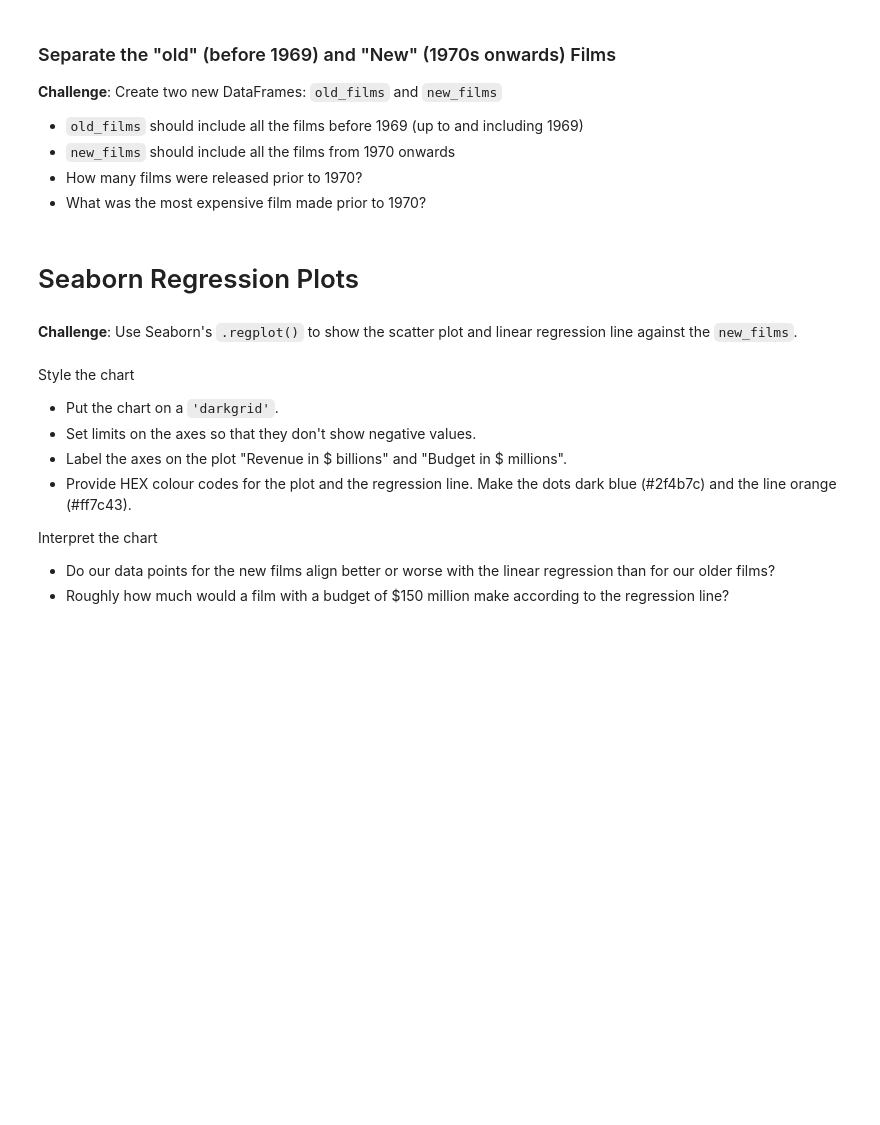
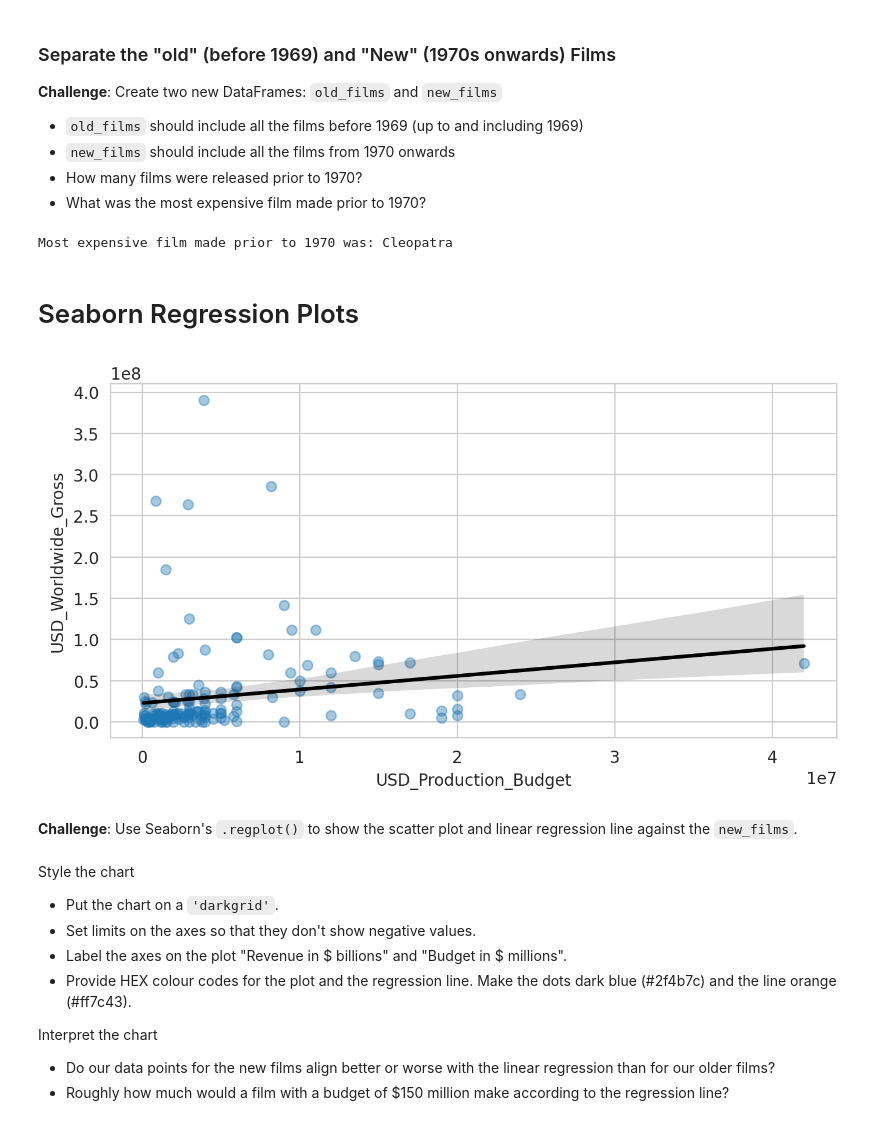
Before and after one commit to LFCamacho-dev/Seaborn-Linear-Regression-Data-Visualisation, a Jupyter notebook: Seaborn_and_Linear_Regression.ipynb, the cells around one changed output. Drawn from its saved outputs; the diff is of its cells as text; code cells hidden in the pictures; blank space fills up the shorter version.

```diff
--- a/Seaborn_and_Linear_Regression.ipynb
+++ b/Seaborn_and_Linear_Regression.ipynb
@@ -296,8 +297,26 @@ data_clean
 * `new_films` should include all the films from 1970 onwards
 * How many films were released prior to 1970?
 * What was the most expensive film made prior to 1970?
+# %%
+old_films = data_clean[data_clean.Decade <= 1969]
+new_films = data_clean[data_clean.Decade > 1969]
+# print(f'Old Films: {old_films.describe()}')
+# print(old_films.USD_Production_Budget.idxmax())
+print(f"Most expensive film made prior to 1970 was: {old_films.Movie_Title[old_films.USD_Production_Budget.idxmax()]}")
+# %% [output]
+Most expensive film made prior to 1970 was: Cleopatra
 # %% [markdown]
 # Seaborn Regression Plots
+# %%
+plt.figure(figsize=(8,4), dpi=200)
+with sns.axes_style("whitegrid"):
+  sns.regplot(data=old_films,
+            x='USD_Production_Budget',
+            y='USD_Worldwide_Gross',
+            scatter_kws = {'alpha': 0.4},
+            line_kws = {'color': 'black'})
+# %% [output]
+[figure, added]
 # %% [markdown]
 **Challenge**: Use Seaborn's `.regplot()` to show the scatter plot and linear regression line against the `new_films`.
 <br>
```
Also changed, not shown: parts of 8 cells of this notebook, 2 other files.
